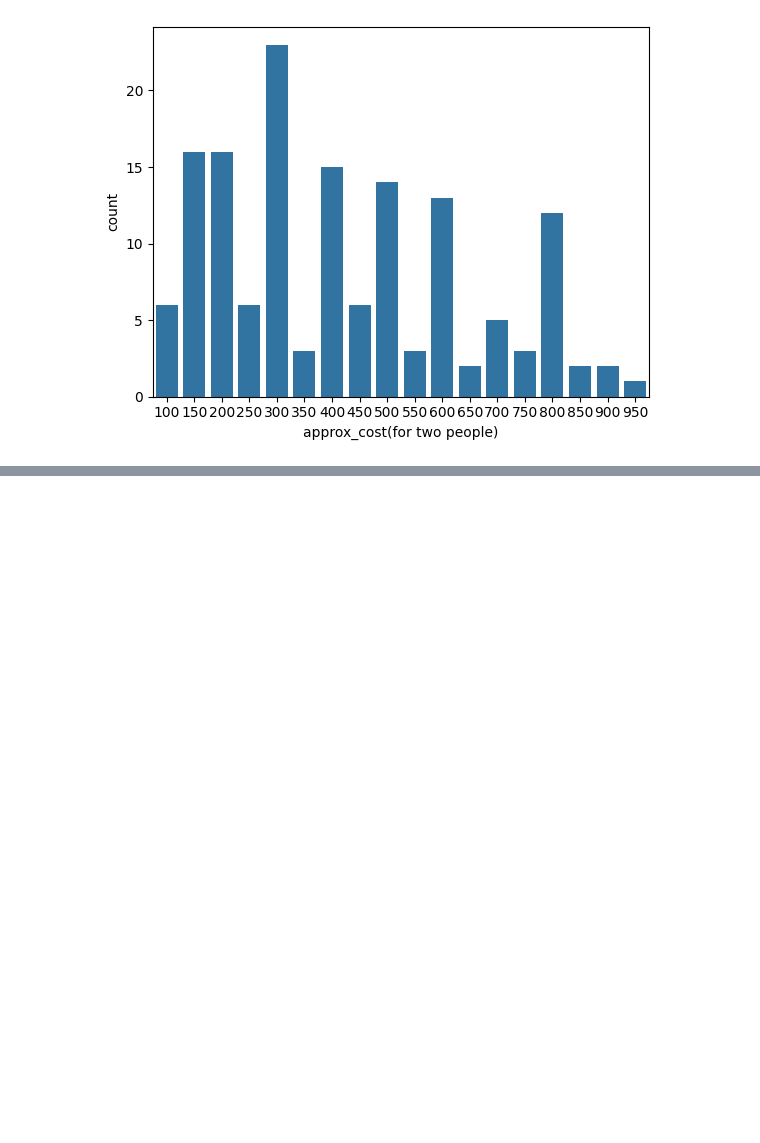
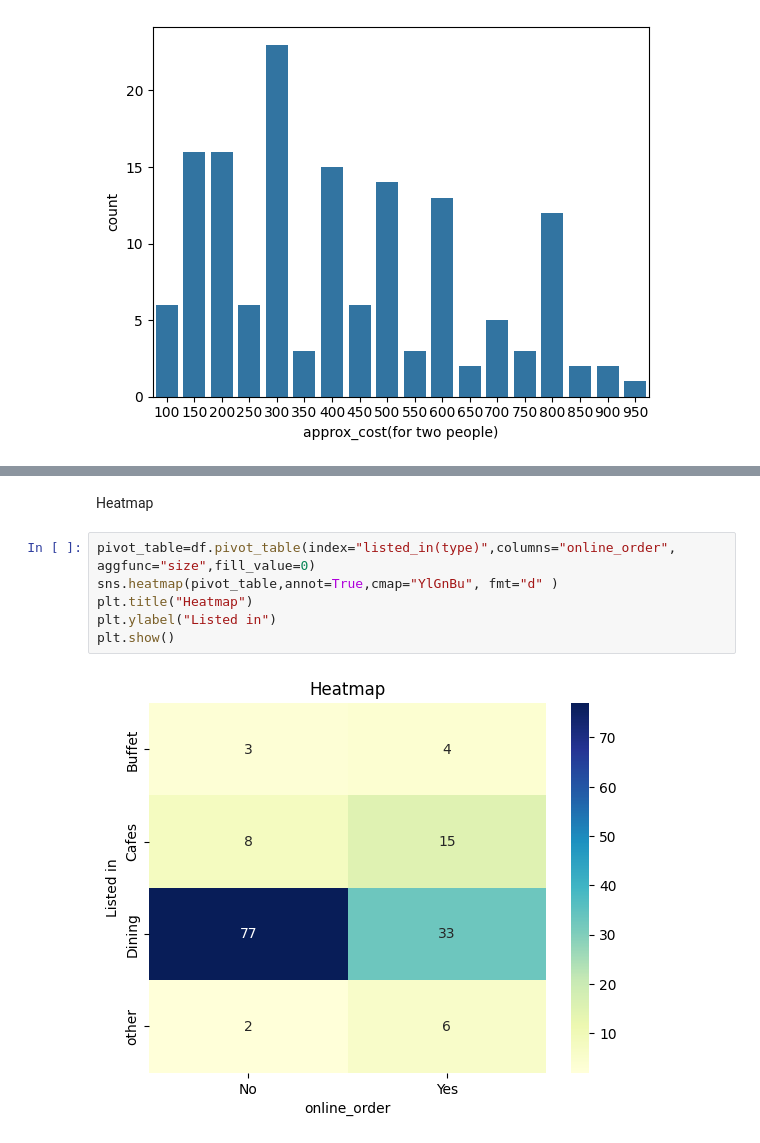
Before and after one commit to hardik18-hk19/zomato_ds, a Jupyter notebook: Zomato.ipynb, the cells around one changed output, grey strips where cells are left out. Cells and saved outputs as stored; diff of their text form; blank space fills up the shorter version.

```diff
--- a/Zomato.ipynb
+++ b/Zomato.ipynb
@@ -127,0 +145,10 @@ sns.countplot(x=couple_data)
+# %% [markdown]
+Heatmap
+# %%
+pivot_table=df.pivot_table(index="listed_in(type)",columns="online_order", aggfunc="size",fill_value=0)
+sns.heatmap(pivot_table,annot=True,cmap="YlGnBu", fmt="d" )
+plt.title("Heatmap")
+plt.ylabel("Listed in")
+plt.show()
+# %% [output]
+[figure, added]
```
Also changed, not shown: parts of 3 cells of this notebook.
